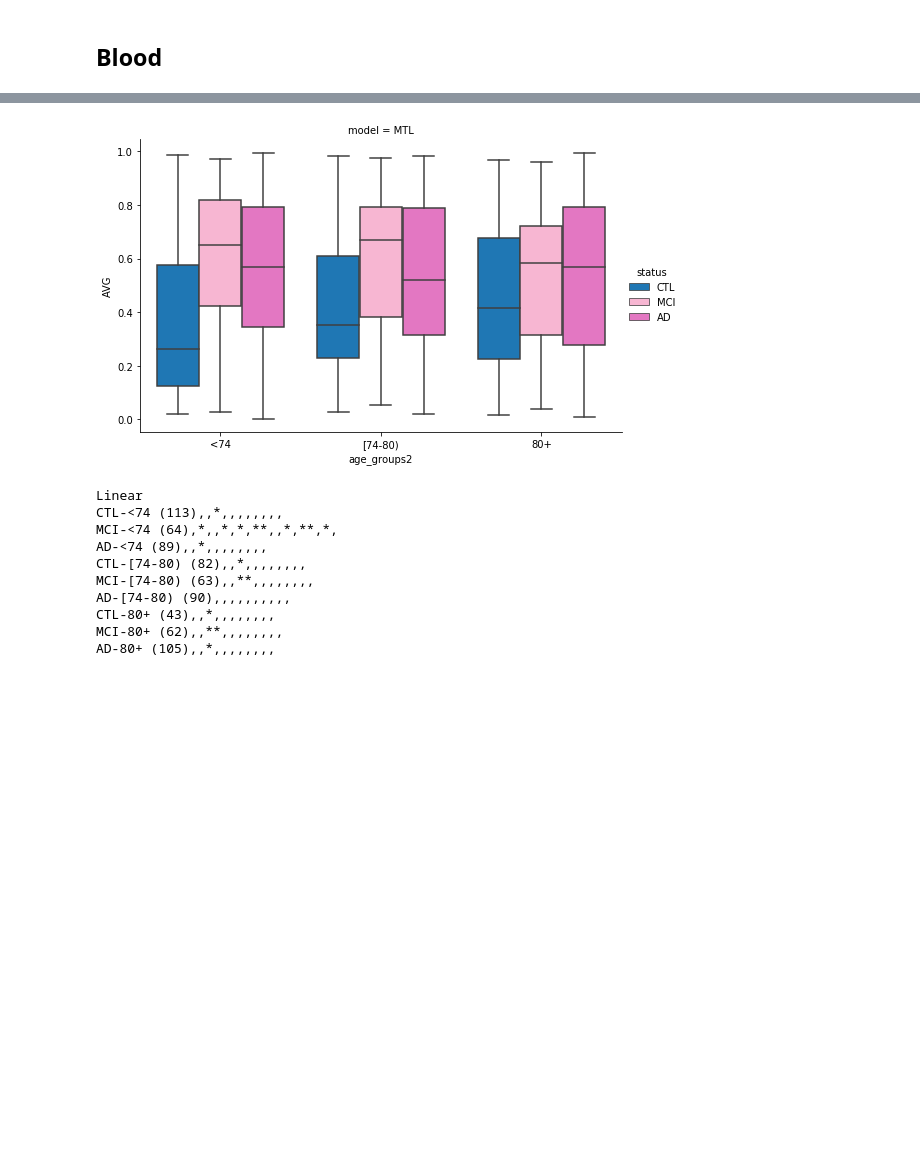
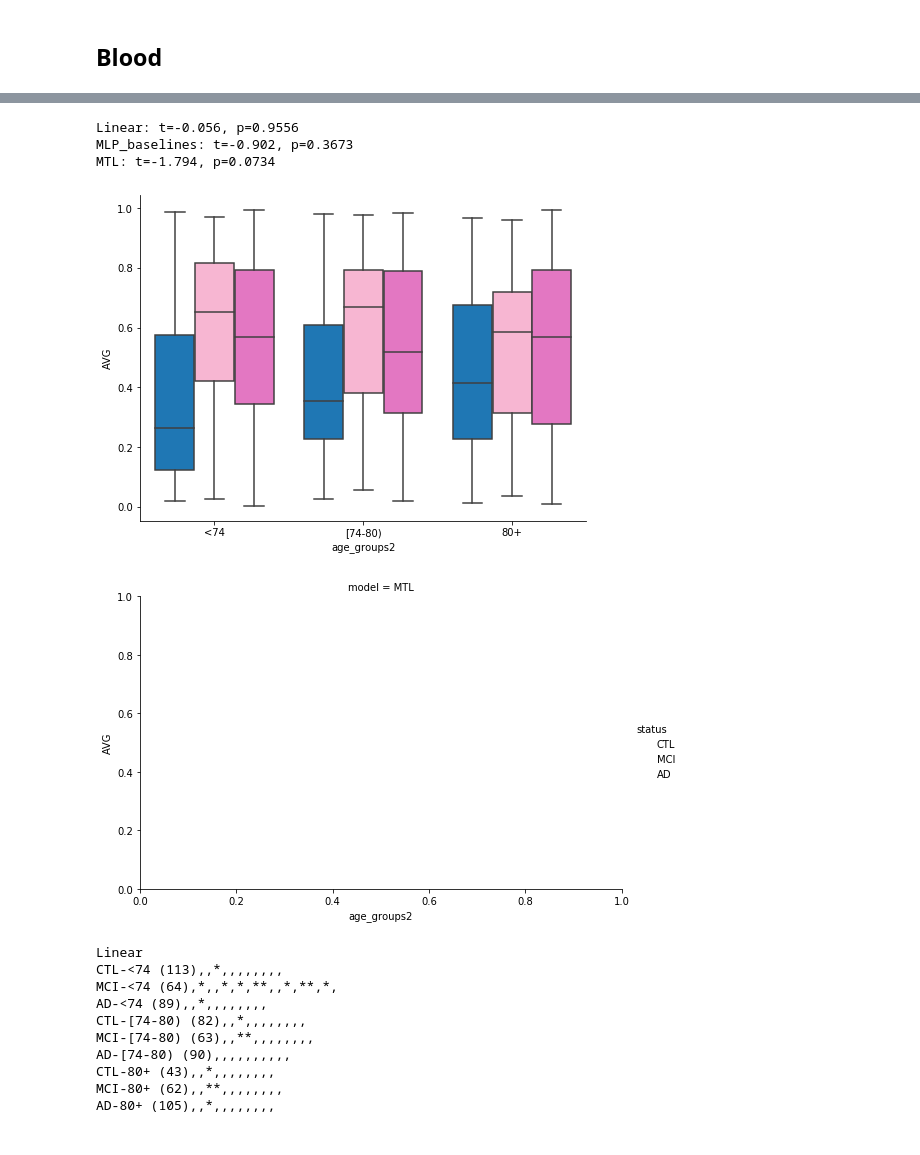
Before and after one commit to suinleelab/MD-AD, a Jupyter notebook: Paper_Analyses/External_validation_predictions.ipynb, the cells around one changed output, grey strips where cells are left out. Saved outputs shown, nothing was run; the diff lists cells and outputs as text; code cells hidden in the pictures; blank space fills up the shorter version.

```diff
--- a/Paper_Analyses/External_validation_predictions.ipynb
+++ b/Paper_Analyses/External_validation_predictions.ipynb
@@ -175,3 +236,12 @@ for mod in mods:
             t,p = scipy.stats.ttest_ind(subdf[subdf["AD"]=="AD"][yvar].values, subdf[subdf["AD"]=="WILD"][yvar].values)
             t_stat[mod][yvar][strain] = t
             t_ps[mod][yvar][strain] = p
+# %%
+# TEMP: compare het and ho for bar chart alts
+for mod in mods:
+    df = dfs[mod]
+    for yvar in ['AVG']:
+
+        t,p = scipy.stats.ttest_ind(df[df["strain"]=="HO_TASTPM"][yvar].values, df[df["strain"]=="HET_TASTPM"][yvar].values)
+
+        print("%s: t=%.3f, p=%.4f"%(mod, t, p))
@@ -281,3 +374,16 @@ HO_TASTPM-8 (8),***,***,*,**,,,*,,,,,,
 WILD-18 (14),***,***,,,,,,,,,,*,
 HET_TASTPM-18 (8),***,***,*,**,,,*,,,,,,
 HO_TASTPM-18 (6),***,***,**,***,,*,**,***,,*,,,
+# %%
+sourcedata_cols = ["strain", "age", "region"]
+
+sourcedata = dfs["MTL"][sourcedata_cols]
+
+
+for mod in mods:
+    if mod=="MTL":
+        sourcedata["MD-AD_predicted_neuropath_score"] = dfs[mod]["AVG"]
+    else:
+        sourcedata[mod+"_predicted_neuropath_score"] = dfs[mod]["AVG"]
+
+sourcedata.to_csv("sourcedata/2d_ext_val_mouse.csv", index=False)
@@ -367,14 +514,39 @@ for source in source_list:
+# %%
+# TEMP: compare het and ho for bar chart alts
+for mod in mods:
+    df = dfs[mod]
+    for yvar in ['AVG']:
+
+        t,p = scipy.stats.ttest_ind(df[df["status"]=="AD"][yvar].values, df[df["status"]=="MCI"][yvar].values)
+
+        print("%s: t=%.3f, p=%.4f"%(mod, t, p))
+# %% [output]
+Linear: t=-0.056, p=0.9556
+MLP_baselines: t=-0.902, p=0.3673
+MTL: t=-1.794, p=0.0734
 # %%
 yvar="AVG"
 
 agevar = "age_groups2"
 agelist = ["<74", "[74-80)", "80+"]
 
+
+
+f, ax = plt.subplots(1,1,figsize=(8,6))
+
 g=sns.catplot(x=agevar, y=yvar, hue="status",aspect=1.5,kind="box",
-        data=dfs["MTL"], order = agelist, hue_order=["CTL","MCI", "AD"],
-              palette=[cmaplist[0], cmaplist[13],  cmaplist[12]],saturation=1, col="model");
+        data=dfs["MTL"], order = agelist, hue_order=["CTL","MCI", "AD"], ax=ax,
+              palette=[cmaplist[0], cmaplist[13],  cmaplist[12]],saturation=1, col="model")
+
+
+ax.set_facecolor('None')
+ax.spines['right'].set_visible(False)
+ax.spines['top'].set_visible(False)
+
+ax.get_legend().remove()
 # %% [output]
-[figure, old version]
+[figure, new version]
+[figure, added]
 # %%
 
 for key in dfs.keys():
```
Also changed, not shown: parts of 13 cells of this notebook, 9 other files.
